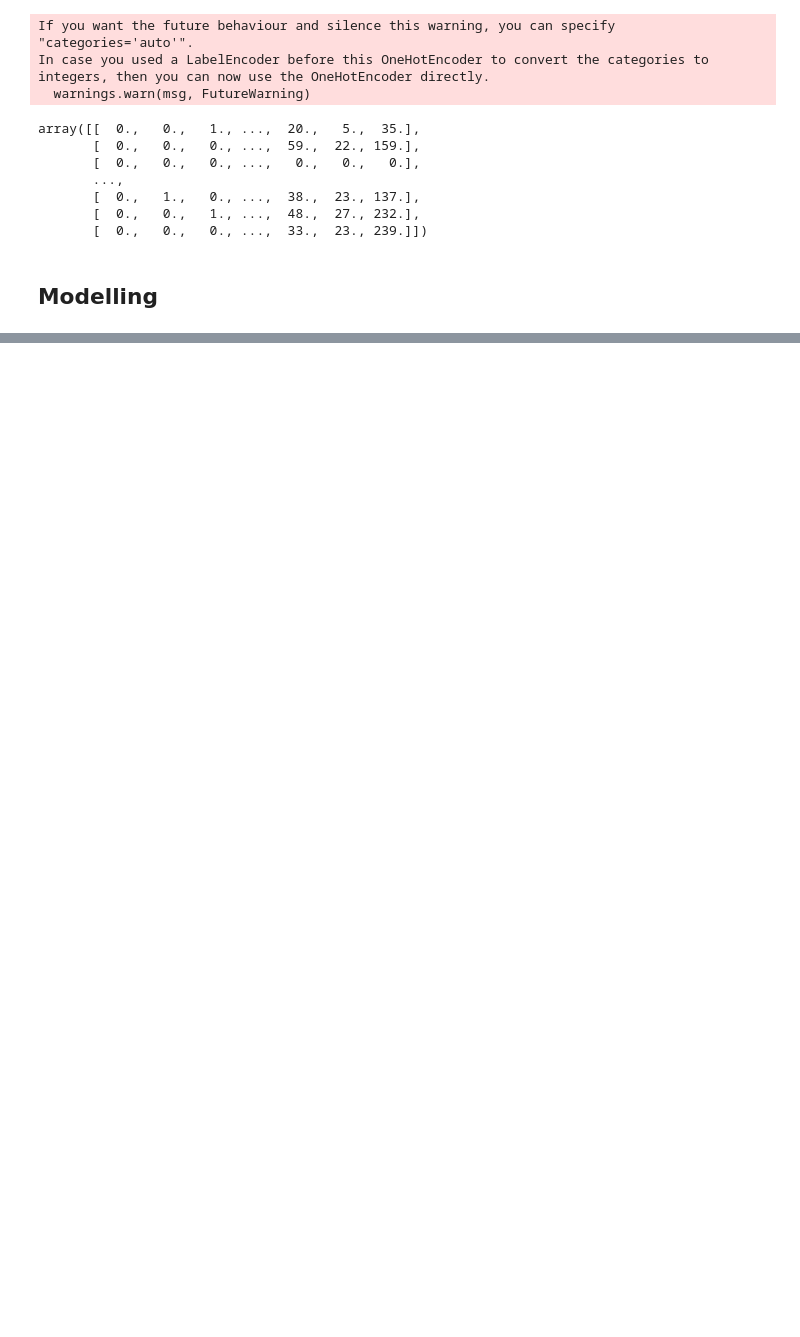
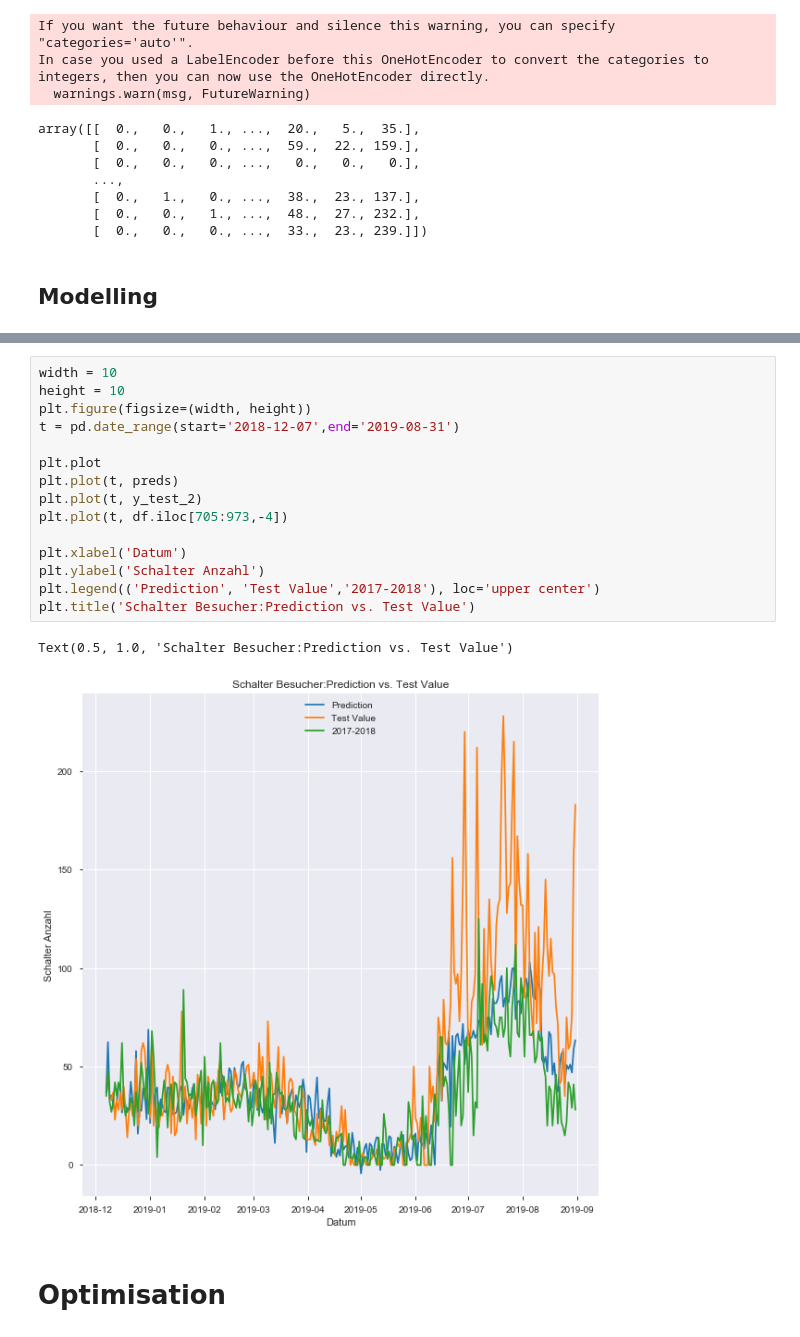
Before and after one commit to OpentourismOfficeForecast/forecast5.1, a Jupyter notebook: arosa_code/XGBoost_Model_v2.ipynb, the cells around one changed output, grey strips where cells are left out. Drawn from its saved outputs; the diff is of its cells as text; blank space fills up the shorter version.

Commit message:
update with graphs

```diff
--- a/arosa_code/XGBoost_Model_v2.ipynb
+++ b/arosa_code/XGBoost_Model_v2.ipynb
@@ -399,0 +407,20 @@ RMSE: 35.114998
+# %%
+width = 10
+height = 10
+plt.figure(figsize=(width, height))
+t = pd.date_range(start='2018-12-07',end='2019-08-31')
+
+plt.plot
+plt.plot(t, preds)
+plt.plot(t, y_test_2)
+plt.plot(t, df.iloc[705:973,-4])
+
+plt.xlabel('Datum')
+plt.ylabel('Schalter Anzahl')
+plt.legend(('Prediction', 'Test Value','2017-2018'), loc='upper center')
+plt.title('Schalter Besucher:Prediction vs. Test Value')
+# %% [output]
+Text(0.5, 1.0, 'Schalter Besucher:Prediction vs. Test Value')
+[figure, added]
+# %% [markdown]
+# Optimisation
```
Also changed, not shown: parts of 18 cells of this notebook.
